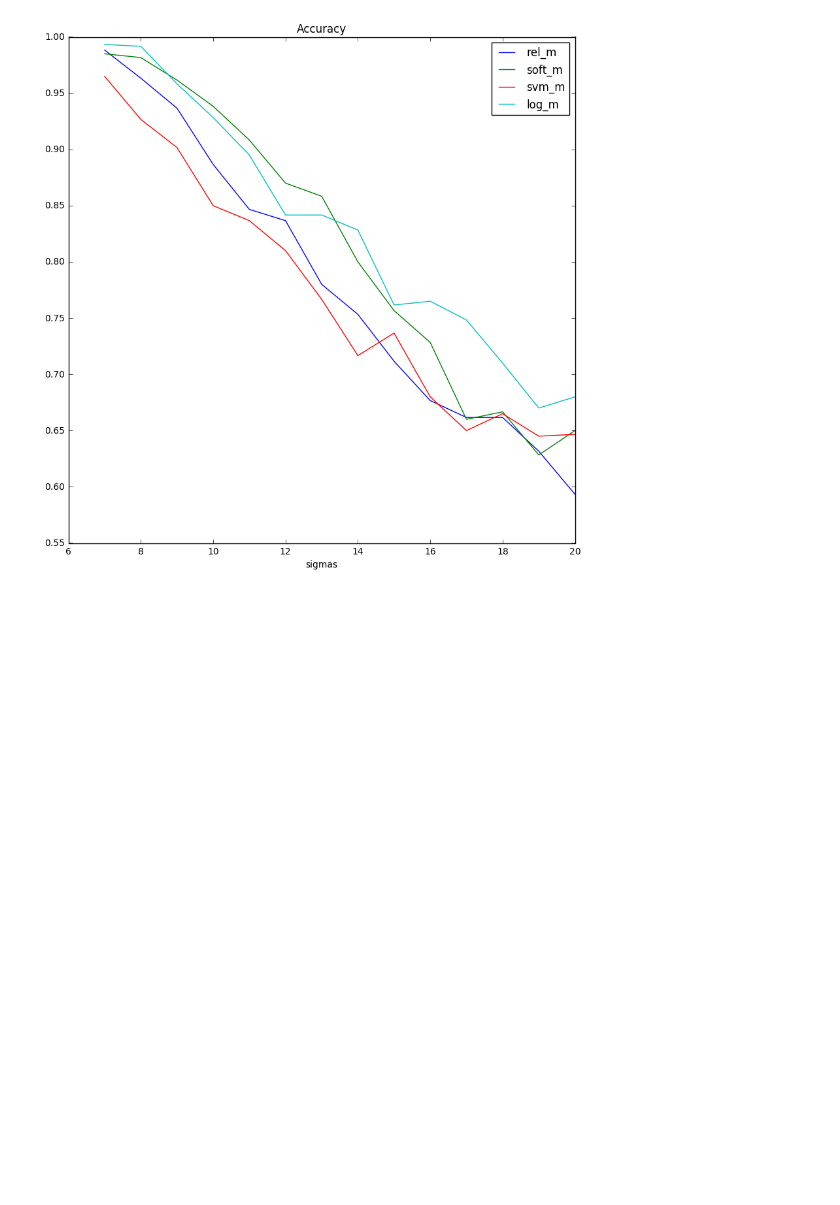
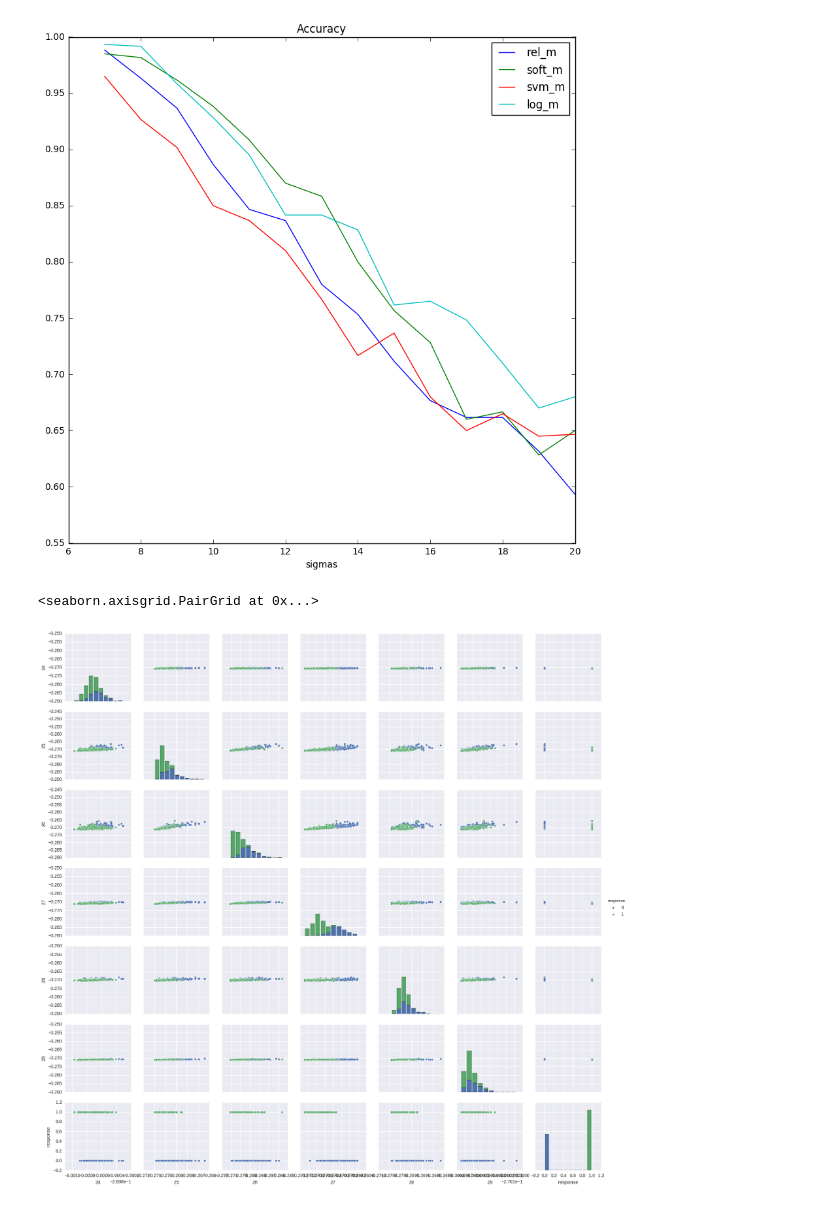
Before and after one commit to mzmey37/lm, a Jupyter notebook: notebooks/comparing.ipynb, the cells around one changed output. Saved outputs shown, nothing was run; the diff lists cells and outputs as text; code cells hidden in the pictures; blank space fills up the shorter version.

```diff
--- a/notebooks/comparing.ipynb
+++ b/notebooks/comparing.ipynb
@@ -174,0 +214,5 @@ for it in log_progress(np.arange(len(sigmas)), every=1):
+# %%
+X = (X - X.mean()) / np.sqrt(X.std(ddof=1))
+# %%
+import seaborn as sns
+sns.set()
@@ -174,0 +221,9 @@ for it in log_progress(np.arange(len(sigmas)), every=1):
+# %%
+df = pd.DataFrame.from_records(X)
+# %%
+df['response'] = y
+# %%
+sns.pairplot(df.iloc[:, 24:], hue='response')
+# %% [output]
+<seaborn.axisgrid.PairGrid at 0x...>
+[figure, added]
```
Also changed, not shown: parts of 35 cells of this notebook, 5 other files.
